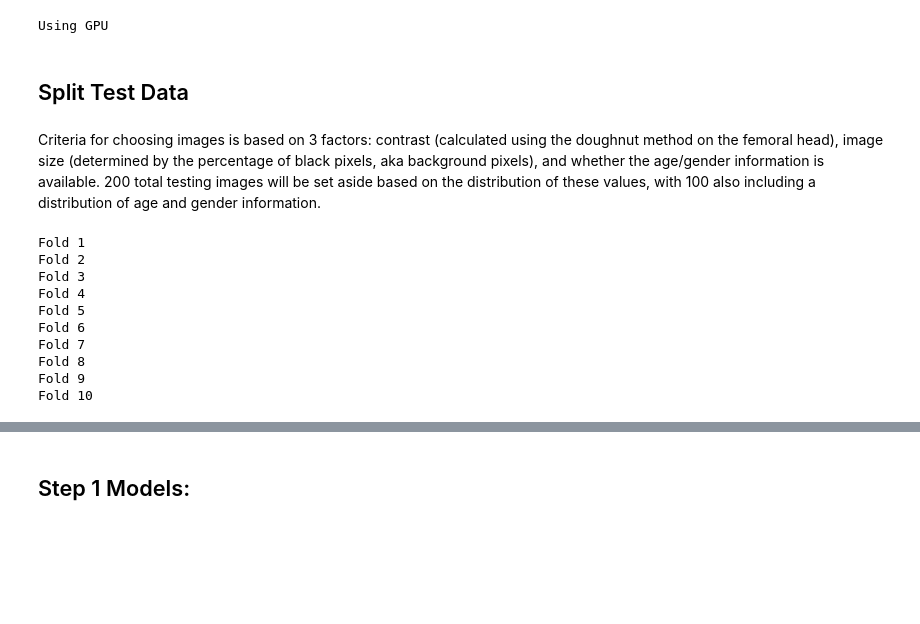
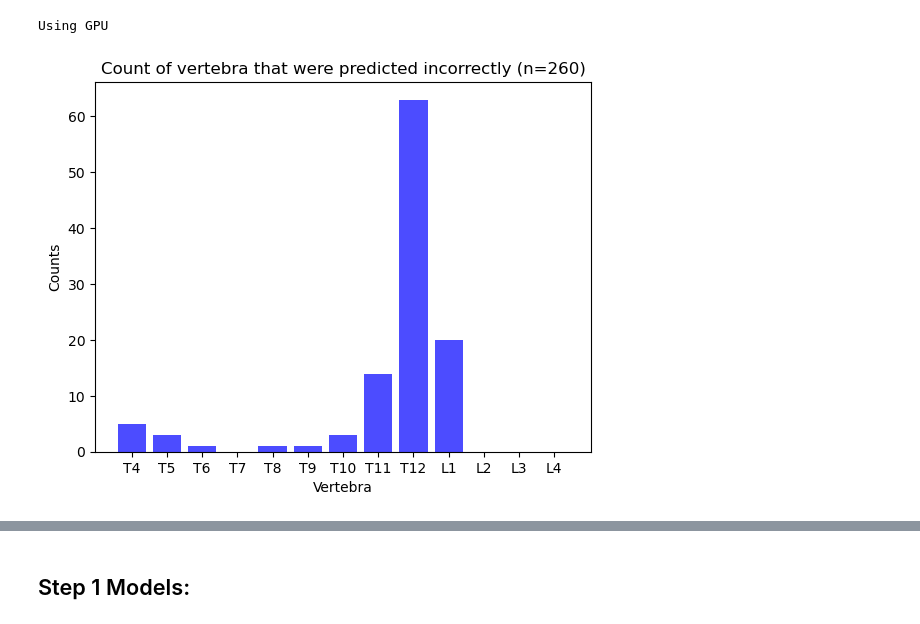
Before and after one commit to RedmondLabUCD/vertebra-identification, a Jupyter notebook: LM_README_3.ipynb, the cells around one changed output, grey strips where cells are left out. Cells and saved outputs as stored; diff of their text form; code cells hidden in the pictures; blank space fills up the shorter version.

Commit message:
plot of test images

```diff
--- a/LM_README_3.ipynb
+++ b/LM_README_3.ipynb
@@ -30,8 +12,4 @@ Using GPU
 # %%
 from utils.manage_data import create_dataset, split_data, split_extras, criteria_calculations, separate_test_data
 from utils.process_predictions import roi_postprocess, lm_preds_postprocess
-# %% [markdown]
-## Split Test Data
-# %% [markdown]
-Criteria for choosing images is based on 3 factors: contrast (calculated using the doughnut method on the femoral head), image size (determined by the percentage of black pixels, aka background pixels), and whether the age/gender information is available. 200 total testing images will be set aside based on the distribution of these values, with 100 also including a distribution of age and gender information.
 # %%
@@ -39,17 +59,40 @@ Criteria for choosing images is based on 3 factors: contrast (calculated using t
 # %%
-# separate_test_data()
+predictions_file = os.path.join('stats','UNet_LM_CL.csv')
+targets_file = os.path.join('stats','annotations.csv')
+
+extra, missing = process_csv_files(predictions_file, targets_file)
 # %%
-# split_data()
+import matplotlib.pyplot as plt
+from collections import Counter
+
+def count_and_plot(array,title_name='count'):
+    # Count occurrences of each value, ensuring counts for all values 1-14
+    full_range = range(0, 13)
+    counts = Counter(array)
+    counts = {value: counts.get(value, 0) for value in full_range}
+
+    # Create the bar chart
+    labels, values = zip(*sorted(counts.items()))
+    plt.bar(['T4','T5','T6','T7','T8','T9','T10','T11','T12','L1','L2','L3','L4'], values, color='blue', alpha=0.7)
+    plt.xlabel('Vertebra')
+    plt.ylabel('Counts')
+    plt.title(title_name)
+    plt.xticks(range(0, 13))  # Values 1-10
+    plt.show()
+
+# def count_and_plot(array):
+#     # Count occurrences of each value
+#     counts = Counter(array)
+
+#     # Create the bar chart
+#     labels, values = zip(*sorted(counts.items()))
+#     plt.bar(['T4','T5','T6','T7','T8','T9','T10','T11','T12','L1','L2','L3','L4'], values, color='blue', alpha=0.7)
+#     plt.xlabel('Values')
+#     plt.ylabel('Counts')
+#     plt.title('Value Counts')
+#     plt.xticks(range(1, 14),['T4','T5','T6','T7','T8','T9','T10','T11','T12','L1','L2','L3','L4'])  # Assuming values 1-10
+#     plt.show()
 # %%
-create_dataset()
+count_and_plot(extra,title_name='Count of vertebra that were predicted incorrectly (n=260)')
 # %% [output]
-Fold 1
-Fold 2
-Fold 3
-Fold 4
-Fold 5
-Fold 6
-Fold 7
-Fold 8
-Fold 9
-Fold 10
+[figure, added]
```
Also changed, not shown: parts of 5 cells of this notebook, 3 other files.
